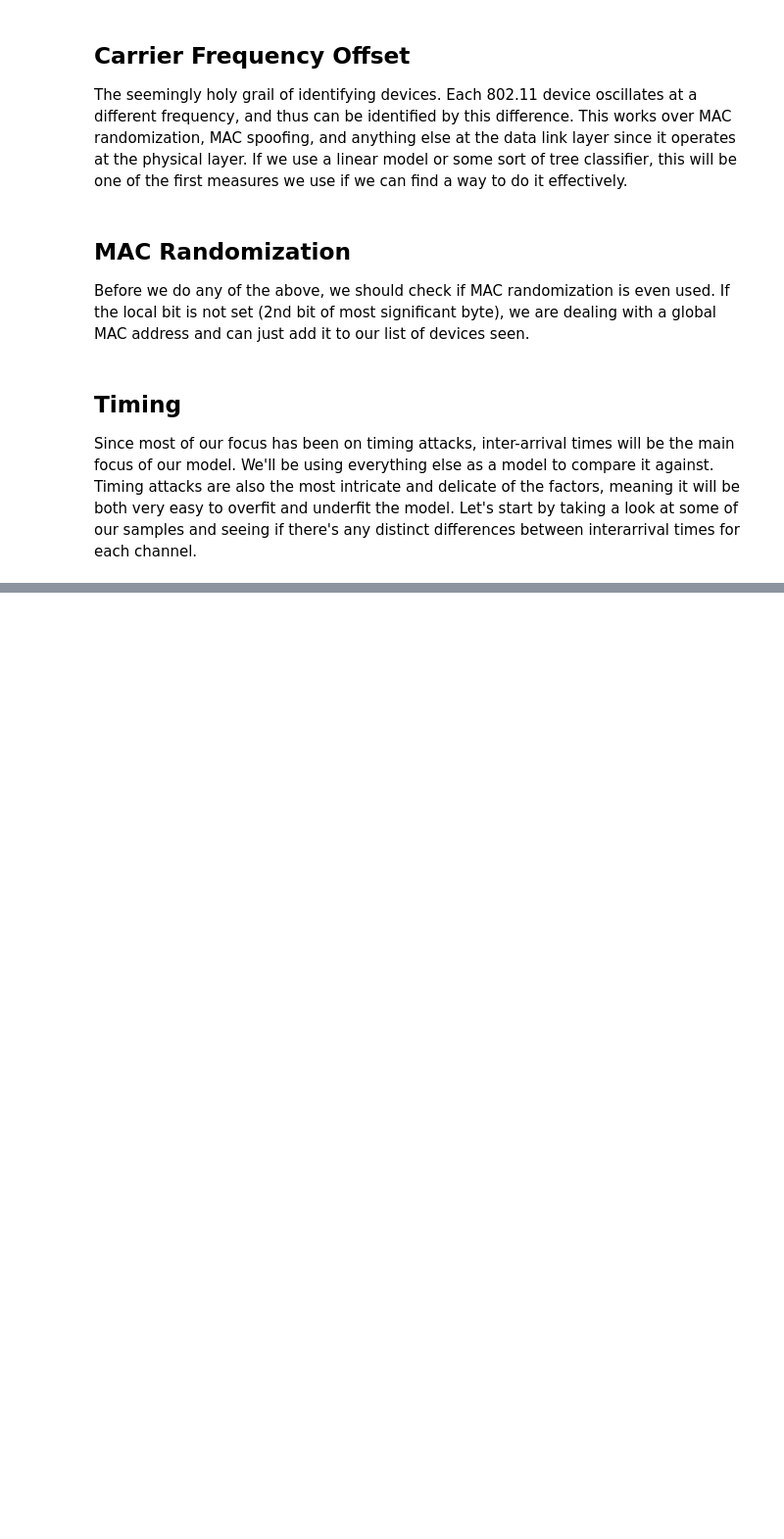
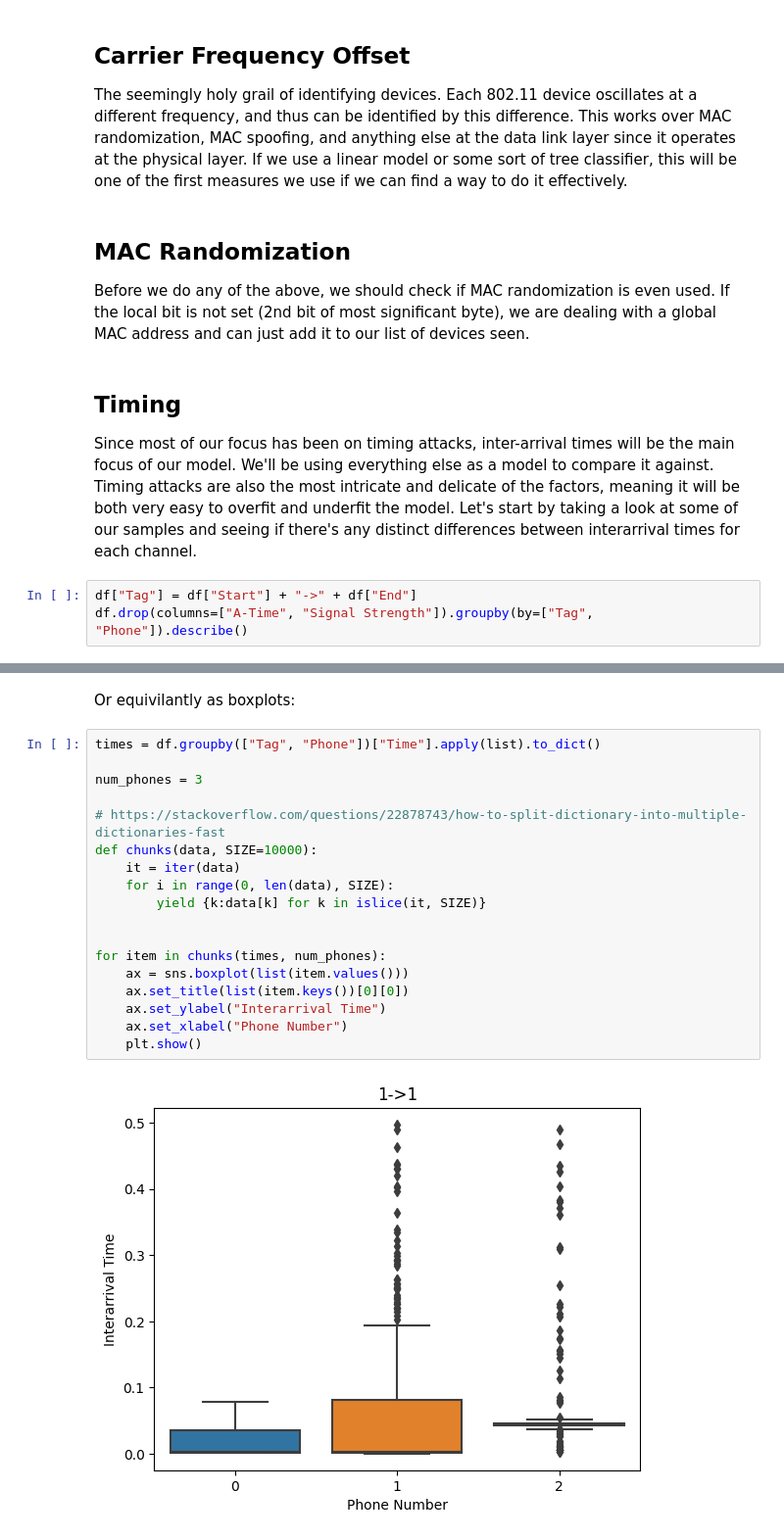
Before and after one commit to jdeinum/SDR, a Jupyter notebook: analysis/sdr_v2.ipynb, the cells around one changed output, grey strips where cells are left out. Shown at 98% size. Drawn from its saved outputs; the diff is of its cells as text; blank space fills up the shorter version.

```diff
--- a/analysis/sdr_v2.ipynb
+++ b/analysis/sdr_v2.ipynb
@@ -468,3 +469,6 @@ Before we do any of the above, we should check if MAC randomization is even used
 # %% [markdown]
 ## Timing
 Since most of our focus has been on timing attacks, inter-arrival times will be the main focus of our model. We'll be using everything else as a model to compare it against. Timing attacks are also the most intricate and delicate of the factors, meaning it will be both very easy to overfit and underfit the model. Let's start by taking a look at some of our samples and seeing if there's any distinct differences between interarrival times for each channel.
+# %%
+df["Tag"] = df["Start"] + "->" + df["End"]
+df.drop(columns=["A-Time", "Signal Strength"]).groupby(by=["Tag", "Phone"]).describe()
@@ -470,0 +491,22 @@ Since most of our focus has been on timing attacks, inter-arrival times will be
+# %% [markdown]
+Or equivilantly as boxplots:
+# %%
+times = df.groupby(["Tag", "Phone"])["Time"].apply(list).to_dict()
+
+num_phones = 3
+
+# https://stackoverflow.com/questions/22878743/how-to-split-dictionary-into-multiple-dictionaries-fast
+def chunks(data, SIZE=10000):
+    it = iter(data)
+    for i in range(0, len(data), SIZE):
+        yield {k:data[k] for k in islice(it, SIZE)}
+
+
+for item in chunks(times, num_phones):
+    ax = sns.boxplot(list(item.values()))
+    ax.set_title(list(item.keys())[0][0])
+    ax.set_ylabel("Interarrival Time")
+    ax.set_xlabel("Phone Number")
+    plt.show()
+# %% [output]
+[figure, added]
```
Also changed, not shown: parts of 3 cells of this notebook.
